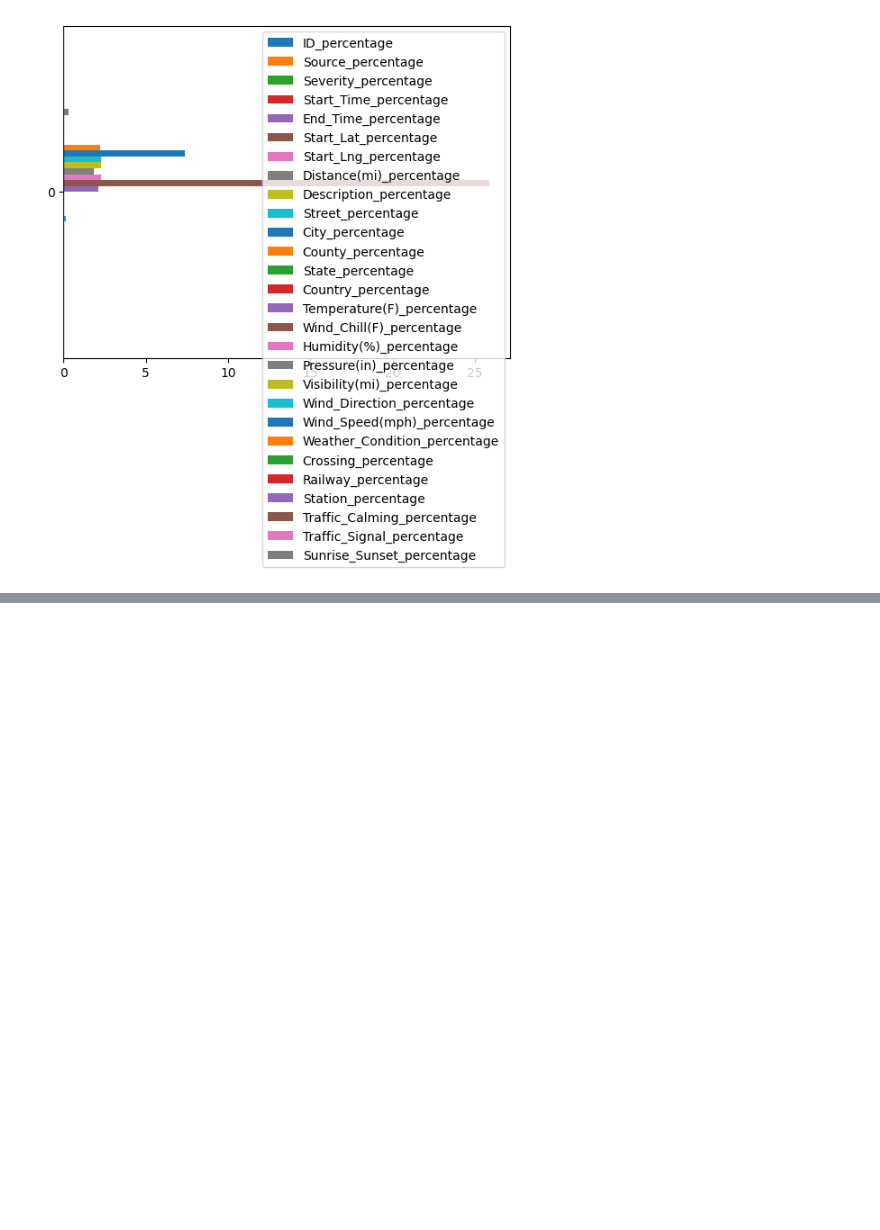
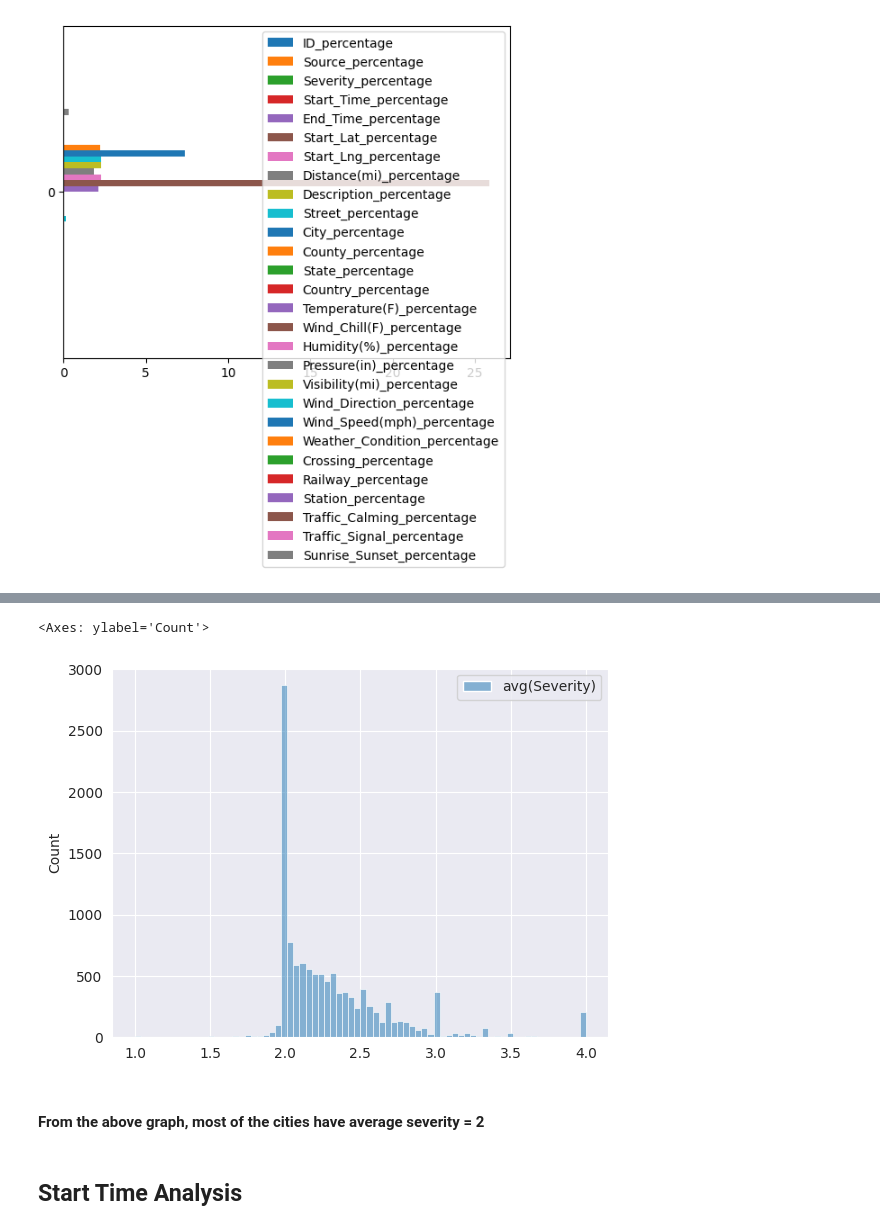
Before and after one commit to ahmedasad236/US-Accidents-Analysis, a Jupyter notebook: spark/EDA.ipynb, the cells around one changed output, grey strips where cells are left out. Drawn from its saved outputs; the diff is of its cells as text; code cells hidden in the pictures; blank space fills up the shorter version.

```diff
--- a/spark/EDA.ipynb
+++ b/spark/EDA.ipynb
@@ -103,0 +247,6 @@ merged_df = merged_df.dropna()
+# %%
+# Calculate average severity per city
+average_severity_per_city = merged_df.groupBy('City').agg(avg('Severity')).alias('average_severity').orderBy(desc('avg(Severity)'))
+
+# Display the average severity per city
+average_severity_per_city.show()
@@ -103,0 +272,13 @@ merged_df = merged_df.dropna()
+# %%
+# Convert PySpark DataFrame to Pandas DataFrame
+average_severity_per_city_pandas = average_severity_per_city.toPandas()
+
+sns.set_style('darkgrid')
+sns.histplot(average_severity_per_city_pandas, log_scale=False)
+# %% [output]
+<Axes: ylabel='Count'>
+[figure, added]
+# %% [markdown]
+#### From the above graph, most of the cities have average severity = 2
+# %% [markdown]
+## Start Time Analysis
```
Also changed, not shown: parts of 67 cells of this notebook.
